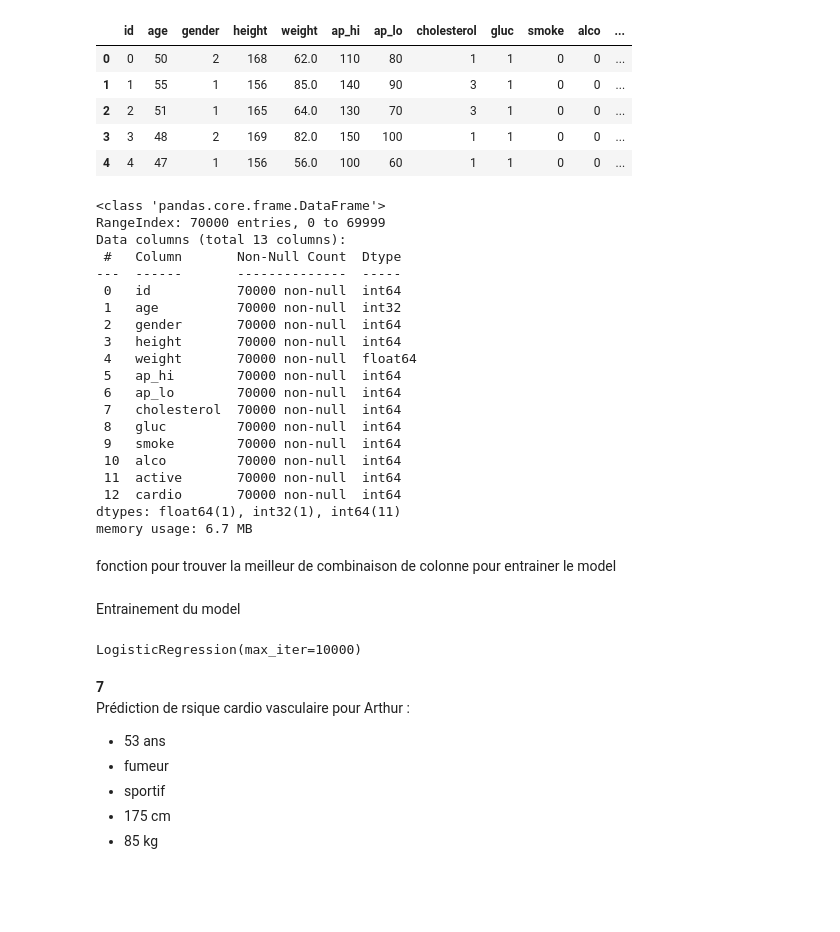
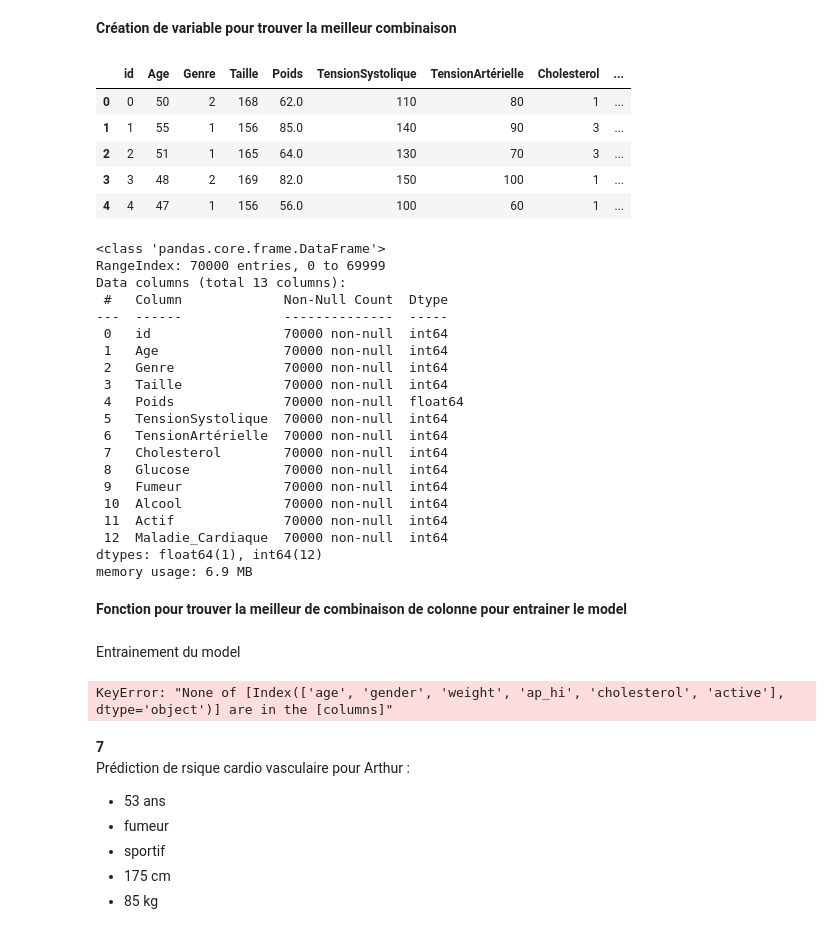
Before and after one commit to ines-lorquet/cardio-vasc-risks, a Jupyter notebook: logistic-regression.ipynb, the cells around one changed output. Cells and saved outputs as stored; diff of their text form; code cells hidden in the pictures; blank space fills up the shorter version.

```diff
--- a/logistic-regression.ipynb
+++ b/logistic-regression.ipynb
@@ -9,51 +365,52 @@ import numpy as np
+# %% [markdown]
+**Création de variable pour trouver la meilleur combinaison**
 # %%
 df = pd.read_csv('cardio_train_clean.csv')
-df["age"] = (df["age"] / 365).astype(int)
-age = df['age']
-gender = df['gender']
-height = df['height']
-weight = df['weight']
-ap_hi = df['ap_hi']
-ap_lo = df['ap_lo']
-cholesterol = df['cholesterol']
-gluc = df['gluc']
-smoke = df['smoke']
-alco = df['alco']
-active = df['active']
-cardio = df['cardio']
+age = df['Age']
+gender = df['Genre']
+height = df['Taille']
+weight = df['Poids']
+ap_hi = df['TensionSystolique']
+ap_lo = df['TensionArtérielle']
+cholesterol = df['Cholesterol']
+gluc = df['Glucose']
+smoke = df['Fumeur']
+alco = df['Alcool']
+active = df['Actif']
+cardio = df['Maladie_Cardiaque']
 df.head()
 # %% [output]
-|  | id | age | gender | height | weight | ap_hi | ap_lo | cholesterol | gluc | smoke | alco | ... |
-| 0 | 0 | 50 | 2 | 168 | 62.0 | 110 | 80 | 1 | 1 | 0 | 0 | ... |
-| 1 | 1 | 55 | 1 | 156 | 85.0 | 140 | 90 | 3 | 1 | 0 | 0 | ... |
-| 2 | 2 | 51 | 1 | 165 | 64.0 | 130 | 70 | 3 | 1 | 0 | 0 | ... |
-| 3 | 3 | 48 | 2 | 169 | 82.0 | 150 | 100 | 1 | 1 | 0 | 0 | ... |
-| 4 | 4 | 47 | 1 | 156 | 56.0 | 100 | 60 | 1 | 1 | 0 | 0 | ... |
+|  | id | Age | Genre | Taille | Poids | TensionSystolique | TensionArtérielle | Cholesterol | ... |
+| 0 | 0 | 50 | 2 | 168 | 62.0 | 110 | 80 | 1 | ... |
+| 1 | 1 | 55 | 1 | 156 | 85.0 | 140 | 90 | 3 | ... |
+| 2 | 2 | 51 | 1 | 165 | 64.0 | 130 | 70 | 3 | ... |
+| 3 | 3 | 48 | 2 | 169 | 82.0 | 150 | 100 | 1 | ... |
+| 4 | 4 | 47 | 1 | 156 | 56.0 | 100 | 60 | 1 | ... |
 # %%
 df.info()
 # %% [output]
 <class 'pandas.core.frame.DataFrame'>
 RangeIndex: 70000 entries, 0 to 69999
 Data columns (total 13 columns):
- #   Column       Non-Null Count  Dtype
----  ------       --------------  -----
- 0   id           70000 non-null  int64
- 1   age          70000 non-null  int32
- 2   gender       70000 non-null  int64
- 3   height       70000 non-null  int64
- 4   weight       70000 non-null  float64
- 5   ap_hi        70000 non-null  int64
- 6   ap_lo        70000 non-null  int64
- 7   cholesterol  70000 non-null  int64
- 8   gluc         70000 non-null  int64
- 9   smoke        70000 non-null  int64
- 10  alco         70000 non-null  int64
- 11  active       70000 non-null  int64
- 12  cardio       70000 non-null  int64
-dtypes: float64(1), int32(1), int64(11)
-memory usage: 6.7 MB
+ #   Column             Non-Null Count  Dtype
+---  ------             --------------  -----
+ 0   id                 70000 non-null  int64
+ 1   Age                70000 non-null  int64
+ 2   Genre              70000 non-null  int64
+ 3   Taille             70000 non-null  int64
+ 4   Poids              70000 non-null  float64
+ 5   TensionSystolique  70000 non-null  int64
+ 6   TensionArtérielle  70000 non-null  int64
+ 7   Cholesterol        70000 non-null  int64
+ 8   Glucose            70000 non-null  int64
+ 9   Fumeur             70000 non-null  int64
+ 10  Alcool             70000 non-null  int64
+ 11  Actif              70000 non-null  int64
+ 12  Maladie_Cardiaque  70000 non-null  int64
+dtypes: float64(1), int64(12)
+memory usage: 6.9 MB
 # %% [markdown]
-fonction pour trouver la meilleur de combinaison de colonne pour entrainer le model
+**Fonction pour trouver la meilleur de combinaison de colonne pour entrainer le model**
 # %%
 # def generate_combinations(input_list):
 #     import itertools
@@ -112,7 +469,7 @@ X_train, X_test, y_train, y_test = train_test_split(X, y, test_size=0.2, random_
 model = LogisticRegression(max_iter=10000)
 model.fit(X,y)
 # %% [output]
-LogisticRegression(max_iter=10000)
+KeyError: "None of [Index(['age', 'gender', 'weight', 'ap_hi', 'cholesterol', 'active'], dtype='object')] are in the [columns]"
 # %% [markdown]
 **7** \
 Prédiction de rsique cardio vasculaire pour Arthur :
```
Also changed, not shown: parts of 54 cells of this notebook, 2 other files.
